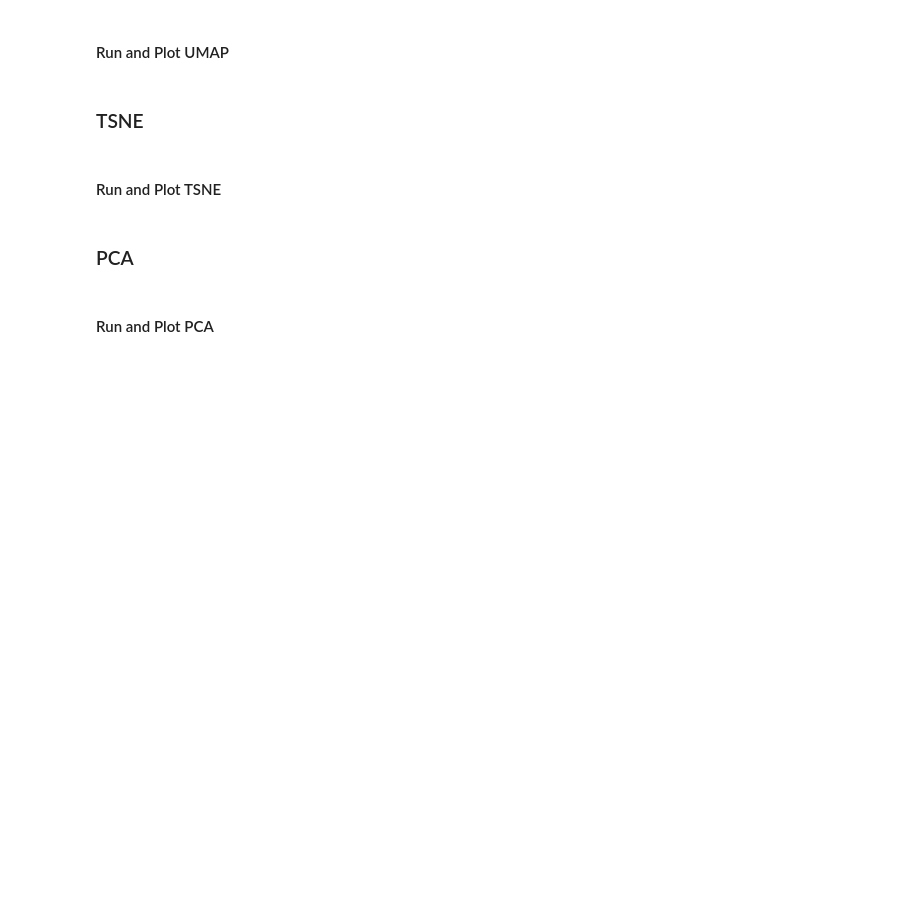
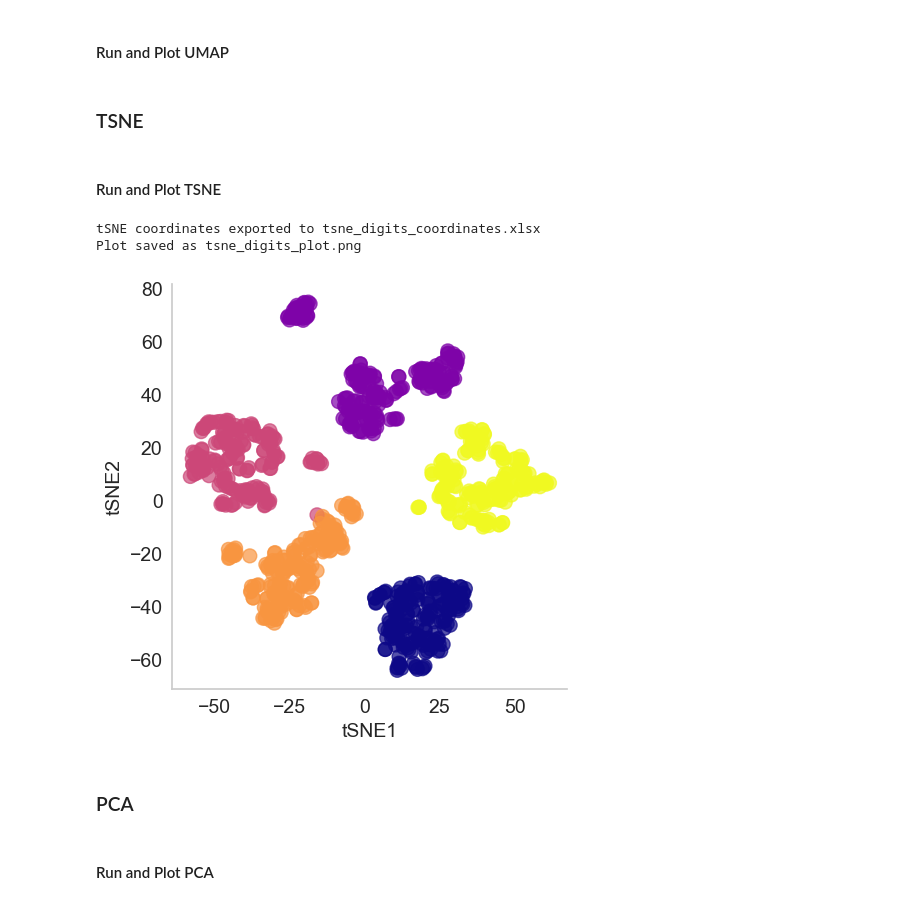
Before and after one commit to SigmanGroup/chemical_space_and_clustering, a Jupyter notebook: chemical_space_and_clustering.ipynb, the cells around one changed output. Drawn from its saved outputs; the diff is of its cells as text; code cells hidden in the pictures; blank space fills up the shorter version.

```diff
--- a/chemical_space_and_clustering.ipynb
+++ b/chemical_space_and_clustering.ipynb
@@ -154,10 +154,11 @@ umap_fig, umap_ax = cf.plot_chemical_space (df=umap_df, x='UMAP1', y='UMAP2', fi
 #### Run and Plot TSNE
 # %%
 feature_set = feature_df
-export_to_excel = True #if you want to save as an excel file, set to True
+export_to_excel = False #if you want to save as an excel file, set to True
 save_plot_as_png = False #if you want to save as a png file, set to True
 excel_file_name = 'tsne_digits_coordinates.xlsx'
 plot_file_name = 'tsne_digits_plot.png'
+fig_size = (5,5)
 
 #tune hyperparameters
 # for more info on TSNE + TSNE hyperparameters https://distill.pub/2016/misread-tsne/
@@ -193,33 +194,37 @@ heatmap_palette = 'plasma' #choose a color palette from matplotlib or None
 # if you want to vary marker size, type or alpha by a variable
 size_col_name = None # or column name
 min_marker_size = 5
 max_marker_size = 100
 
 marker_col_name = None # or column name
 marker_dict = None # or dictionary {'type_1': 'o', 'type_2': 's', ...} or None if you want to use default cycling through markers
 
 alpha_col_name = None # or column name
 min_alpha = 0.3
 max_alpha = 1.0
 
 #_______________________________________________________________________________
                         #shouldn't need to adjust below here
 #_______________________________________________________________________________
 
 tsne_df = cf.dim_reduction_tsne(feature_set, 'tSNE1', 'tSNE2',
                              id_column=ID, smiles_column=smiles, excel_filename=excel_file_name,
                              n_components=2, perplexity=perplexity, learning_rate=learning_rate,
                              init=init, random_state=random_state, distance_metric=distance_metric,
                             export_excel=export_to_excel)
 
 tsne_fig, tsne_ax  = cf.plot_chemical_space (df=tsne_df, x='tSNE1', y='tSNE2', fig_size=fig_size, xlabel='tSNE1', ylabel='tSNE2',
                                   marker_size=size , marker_color = color, alpha=alpha, marker=marker, marker_edge_color=edge_color,
                                   title = plot_title, save_plot=save_plot_as_png, plot_filename=plot_file_name,
                                   fontsize=ax_font_size, title_fontsize=title_font_size, subgroup=subgroup, subgroup_column_name=subgroup_column_name,
                                   subgroup_palette=subgroup_palette,  category_dict=color_dictionary,  heatmap= heatmap, response_column_name = response_column,
                                   heatmap_palette=heatmap_palette, size_col_name=size_col_name, min_size=min_marker_size, max_size=max_marker_size,
                                   alpha_col_name =alpha_col_name, min_alpha=min_alpha, max_alpha=max_alpha, marker_col=marker_col_name, marker_dict=marker_dict,
                                   input_df = feature_input_df)
+# %% [output]
+tSNE coordinates exported to tsne_digits_coordinates.xlsx
+Plot saved as tsne_digits_plot.png
+[figure, added]
 # %% [markdown]
 ### PCA
 # %% [markdown]
```
Also changed, not shown: parts of 1 cell of this notebook, 1 other file.
